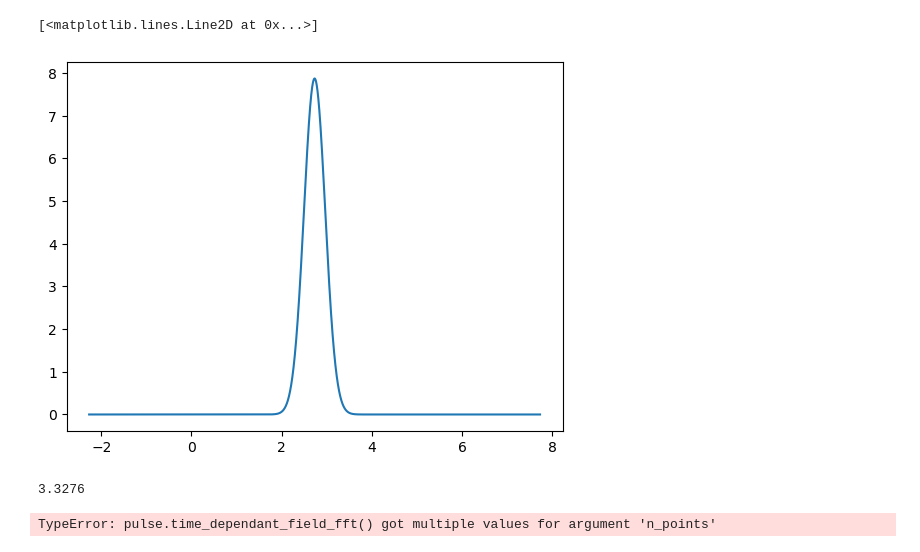
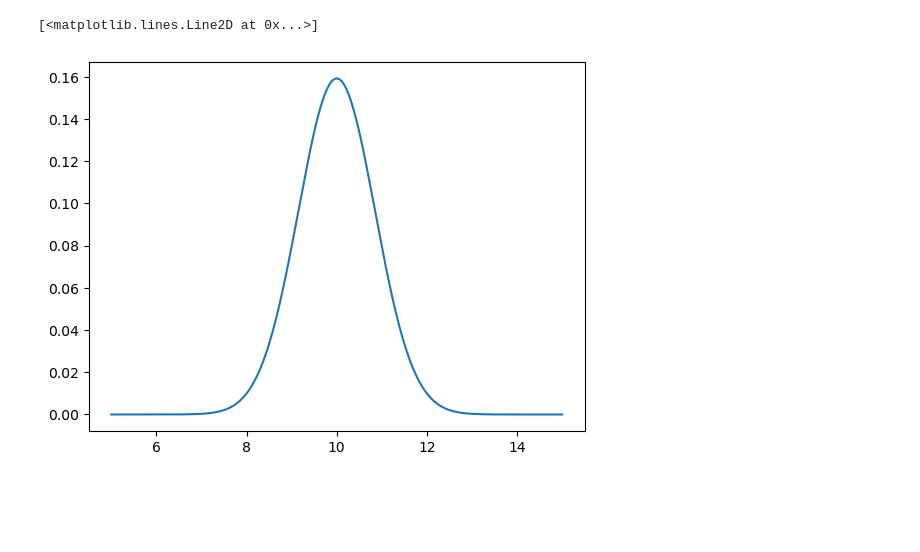
Before and after one commit to JuanSierra2003/hello-world, a Jupyter notebook: Pulses/test.ipynb, the cells around one changed output. Drawn from its saved outputs; the diff is of its cells as text; code cells hidden in the pictures; blank space fills up the shorter version.

```diff
--- a/Pulses/test.ipynb
+++ b/Pulses/test.ipynb
@@ -3,22 +3,13 @@ import numpy as np
 from matplotlib import pyplot as plt
 import pulses
 # %%
-pulse = pulses.gaussian_pulse(2.73, 0.5546, np.pi)
+pulse = pulses.gaussian_pulse(10, 2, np.pi)
 
-w_s = np.linspace(-5, 5, 10000)+2.73
-
-f = pulse.spectrum
+w_s = np.linspace(-5, 5, 10000) + 10
+f = lambda w: pulse.spectrum(w)*pulse.notch(w)*pulse.chirp(w)
 
 plt.plot(w_s, np.abs(f(w_s)))
+#plt.plot(w_s, np.angle(f(w_s)))
 # %% [output]
 [<matplotlib.lines.Line2D at 0x...>]
-[figure, old version]
+[figure, new version]
-# %%
-6*pulse.spec_width
-# %% [output]
-3.3276
-# %%
-Field = pulse.time_dependant_field_fft
-E_ = Field(n_points=int(2*1e4))
-# %% [output]
-TypeError: pulse.time_dependant_field_fft() got multiple values for argument 'n_points'
```
Also changed, not shown: parts of 4 cells of this notebook, 3 other files.
